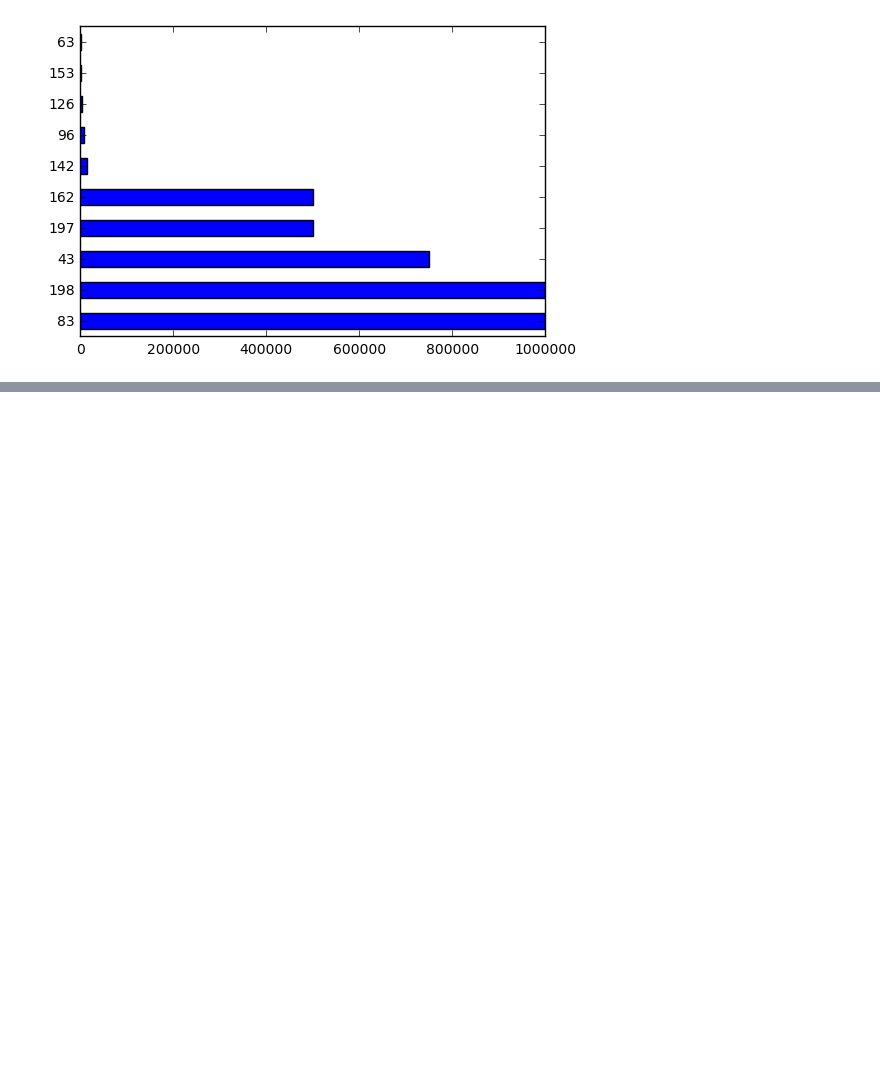
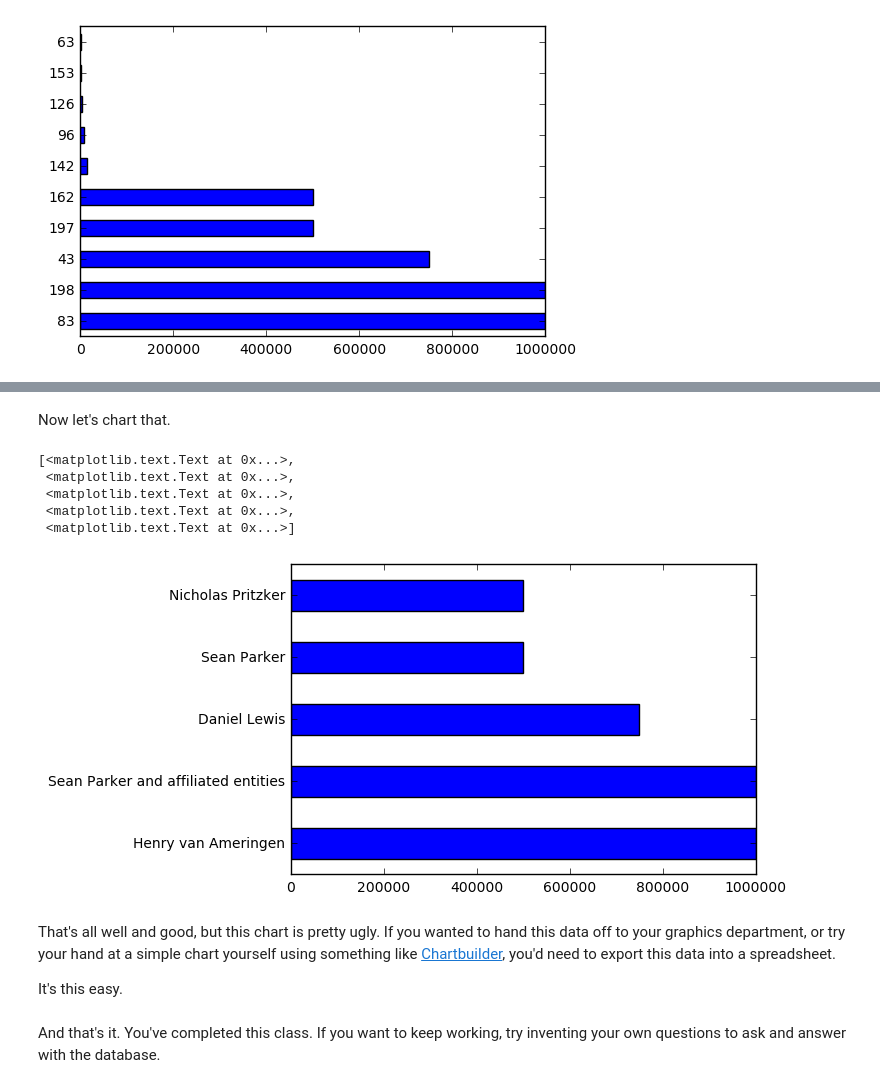
Before and after one commit to palewire/python-calaccess-notebooks, a Jupyter notebook: first-python-notebook.ipynb, the cells around one changed output, grey strips where cells are left out. Saved outputs shown, nothing was run; the diff lists cells and outputs as text; code cells hidden in the pictures; blank space fills up the shorter version.

```diff
--- a/first-python-notebook.ipynb
+++ b/first-python-notebook.ipynb
@@ -686,0 +732,2 @@ top_supporters['AMOUNT'].plot(kind='barh')
+# %%
+top_supporters['FULL_NAME'] = top_supporters['FIRST_NAME'] + " " + top_supporters['LAST_NAME']
@@ -686,0 +745,16 @@ top_supporters['AMOUNT'].plot(kind='barh')
+# %% [markdown]
+Now let's chart that.
+# %%
+chart = top_supporters.head(5)['AMOUNT'].plot.barh()
+chart.set_yticklabels(top_supporters['FULL_NAME'])
+# %% [output]
+[<matplotlib.text.Text at 0x...>,
+ <matplotlib.text.Text at 0x...>,
+ <matplotlib.text.Text at 0x...>,
+ <matplotlib.text.Text at 0x...>,
+ <matplotlib.text.Text at 0x...>]
+[figure, added]
+# %% [markdown]
+That's all well and good, but this chart is pretty ugly. If you wanted to hand this data off to your graphics department, or try your hand at a simple chart yourself using something like [Chartbuilder](https://quartz.github.io/Chartbuilder/), you'd need to export this data into a spreadsheet.
+
+It's this easy.
@@ -686,0 +763,2 @@ top_supporters['AMOUNT'].plot(kind='barh')
+# %% [markdown]
+And that's it. You've completed this class. If you want to keep working, try inventing your own questions to ask and answer with the database.
```
Also changed, not shown: parts of 42 cells of this notebook.
